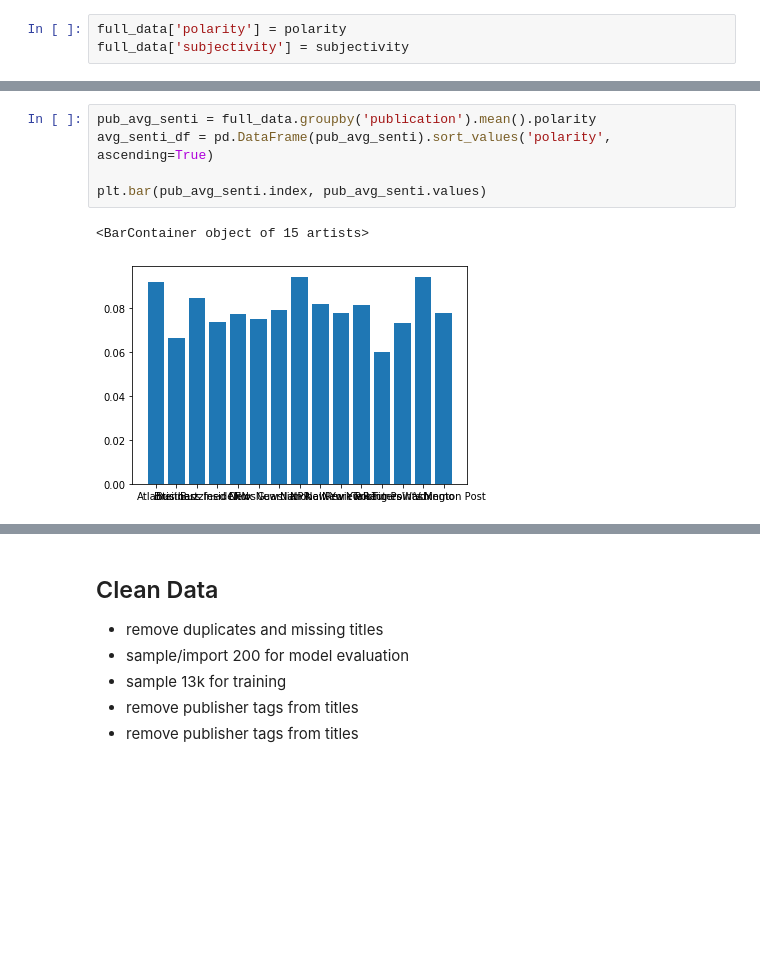
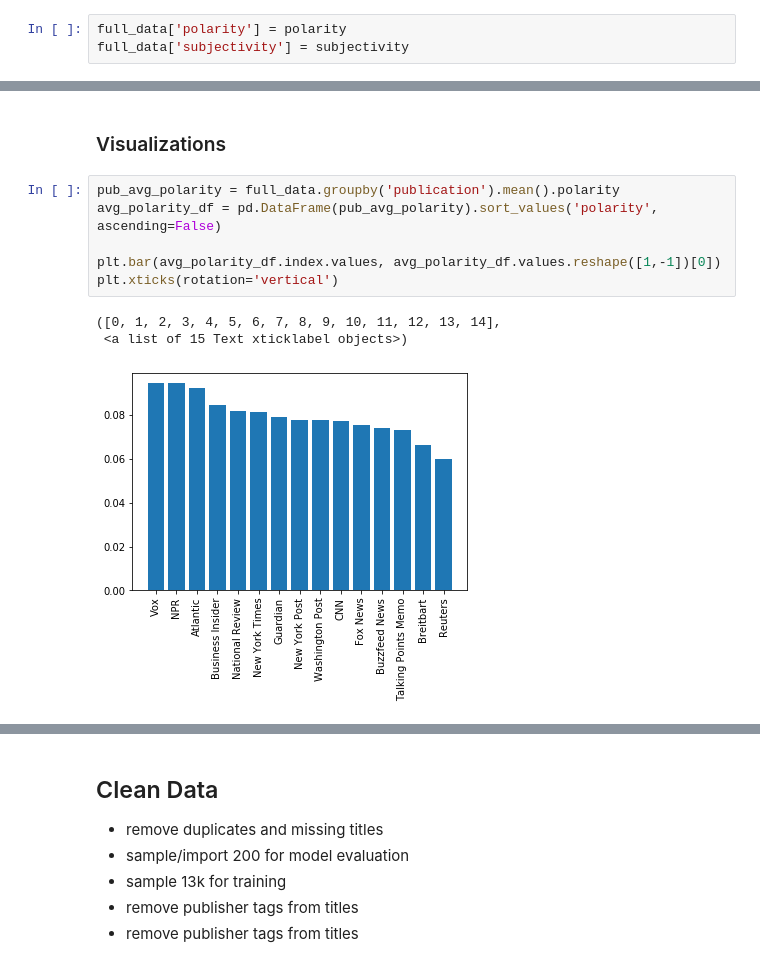
Before and after one commit to s-miramontes/News_Filter, a Jupyter notebook: notebooks/data_cleaning.ipynb, the cells around one changed output, grey strips where cells are left out. Cells and saved outputs as stored; diff of their text form; blank space fills up the shorter version.

```diff
--- a/notebooks/data_cleaning.ipynb
+++ b/notebooks/data_cleaning.ipynb
@@ -174,8 +214,12 @@ full_data.head()
+# %% [markdown]
+### Visualizations
 # %%
-pub_avg_senti = full_data.groupby('publication').mean().polarity
-avg_senti_df = pd.DataFrame(pub_avg_senti).sort_values('polarity', ascending=True)
+pub_avg_polarity = full_data.groupby('publication').mean().polarity
+avg_polarity_df = pd.DataFrame(pub_avg_polarity).sort_values('polarity', ascending=False)
 
-plt.bar(pub_avg_senti.index, pub_avg_senti.values)
+plt.bar(avg_polarity_df.index.values, avg_polarity_df.values.reshape([1,-1])[0])
+plt.xticks(rotation='vertical')
 # %% [output]
-<BarContainer object of 15 artists>
+([0, 1, 2, 3, 4, 5, 6, 7, 8, 9, 10, 11, 12, 13, 14],
+ <a list of 15 Text xticklabel objects>)
-[figure, old version]
+[figure, new version]
```
Also changed, not shown: parts of 8 cells of this notebook.
